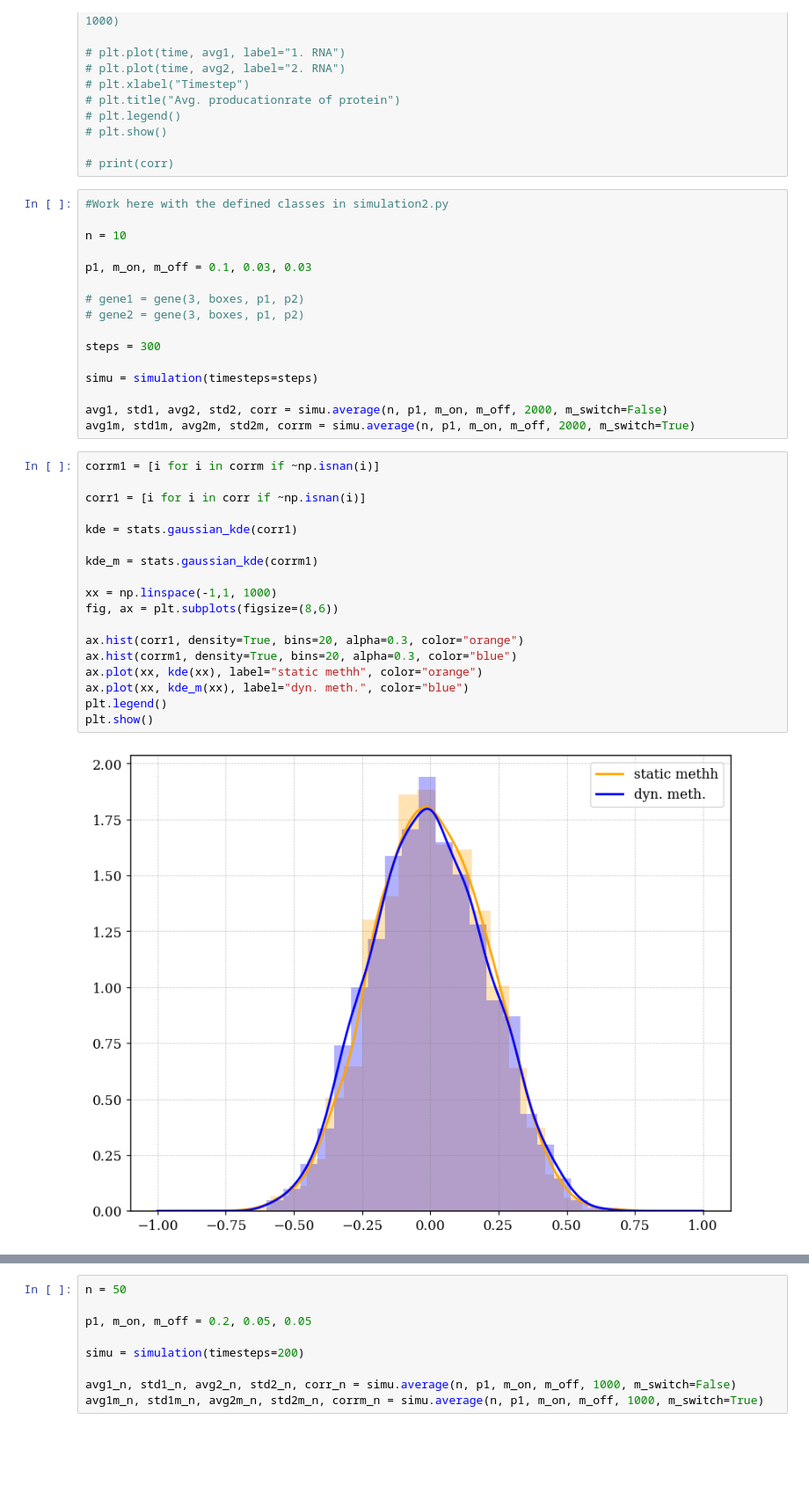
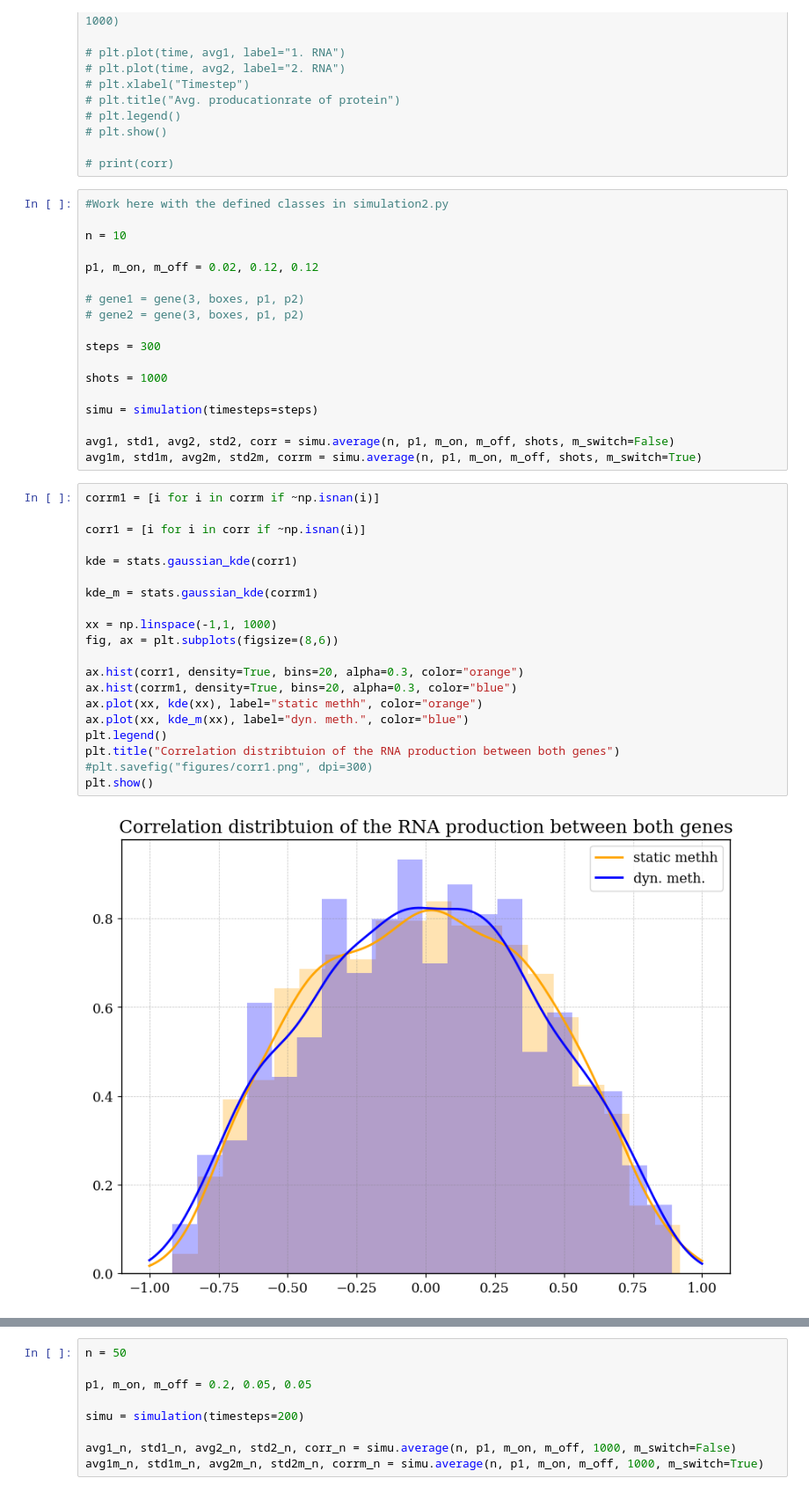
Before and after one commit to RicemanBoy/trafficRNA, a Jupyter notebook: trafficRNA.ipynb, the cells around one changed output, grey strips where cells are left out. Shown at 88% size. Cells and saved outputs as stored; diff of their text form; blank space fills up the shorter version.

```diff
--- a/trafficRNA.ipynb
+++ b/trafficRNA.ipynb
@@ -180,37 +180,41 @@ from utils.simulation import *
 
 n = 10
 
-p1, m_on, m_off = 0.1, 0.03, 0.03
+p1, m_on, m_off = 0.02, 0.12, 0.12
 
 # gene1 = gene(3, boxes, p1, p2)
 # gene2 = gene(3, boxes, p1, p2)
 
 steps = 300
 
+shots = 1000
+
 simu = simulation(timesteps=steps)
 
-avg1, std1, avg2, std2, corr = simu.average(n, p1, m_on, m_off, 2000, m_switch=False)
-avg1m, std1m, avg2m, std2m, corrm = simu.average(n, p1, m_on, m_off, 2000, m_switch=True)
+avg1, std1, avg2, std2, corr = simu.average(n, p1, m_on, m_off, shots, m_switch=False)
+avg1m, std1m, avg2m, std2m, corrm = simu.average(n, p1, m_on, m_off, shots, m_switch=True)
 # %%
 corrm1 = [i for i in corrm if ~np.isnan(i)]
 
 corr1 = [i for i in corr if ~np.isnan(i)]
 
 kde = stats.gaussian_kde(corr1)
 
 kde_m = stats.gaussian_kde(corrm1)
 
 xx = np.linspace(-1,1, 1000)
 fig, ax = plt.subplots(figsize=(8,6))
 
 ax.hist(corr1, density=True, bins=20, alpha=0.3, color="orange")
 ax.hist(corrm1, density=True, bins=20, alpha=0.3, color="blue")
 ax.plot(xx, kde(xx), label="static methh", color="orange")
 ax.plot(xx, kde_m(xx), label="dyn. meth.", color="blue")
 plt.legend()
+plt.title("Correlation distribtuion of the RNA production between both genes")
+#plt.savefig("figures/corr1.png", dpi=300)
 plt.show()
 # %% [output]
-[figure, old version]
+[figure, new version]
 # %%
 def analytic(length: int, p_on:float, p_off: float, timesteps: int):
     x = [i for i in range(timesteps)]
```
Also changed, not shown: parts of 2 cells of this notebook, 12 other files.
